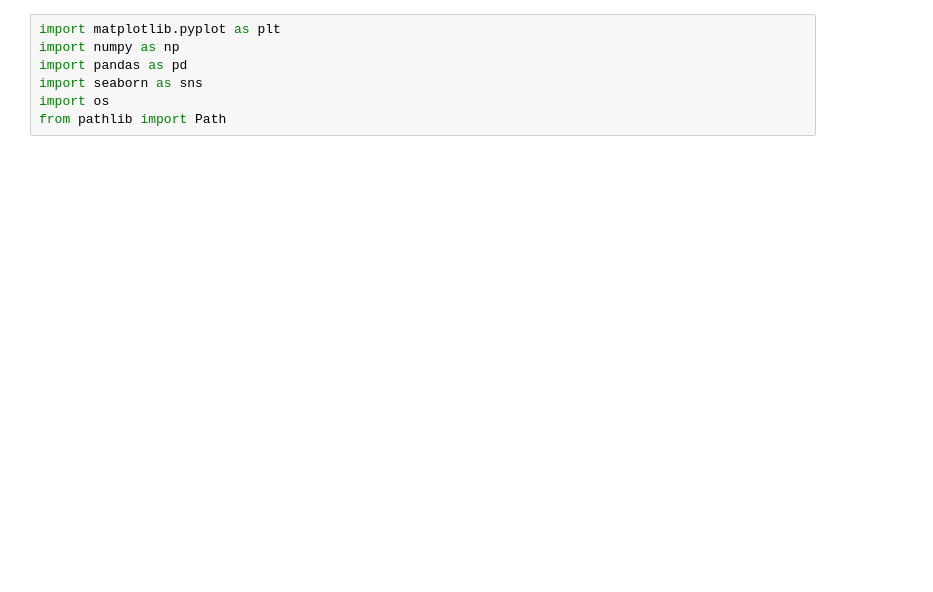
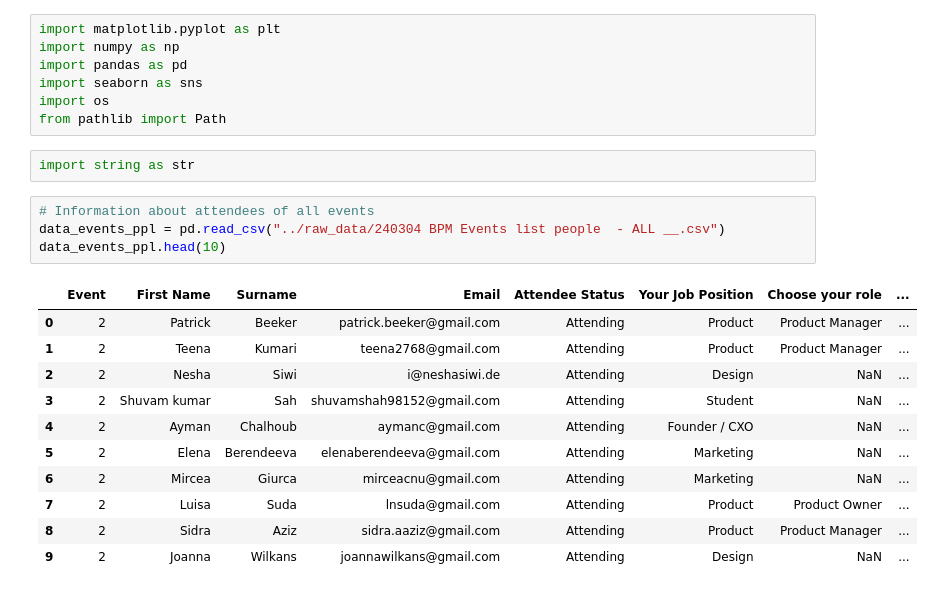
Before and after one commit to Shubhi-Varshney/data_bpm, a Jupyter notebook: notebooks/yulia_bpm_explore.ipynb, the cells around one changed output. Cells and saved outputs as stored; diff of their text form; blank space fills up the shorter version.

```diff
--- a/notebooks/yulia_bpm_explore.ipynb
+++ b/notebooks/yulia_bpm_explore.ipynb
@@ -5,3 +5,21 @@ import pandas as pd
 import seaborn as sns
 import os
 from pathlib import Path
+# %%
+import string as str
+# %%
+# Information about attendees of all events
+data_events_ppl = pd.read_csv("../raw_data/240304 BPM Events list people  - ALL __.csv")
+data_events_ppl.head(10)
+# %% [output]
+|  | Event | First Name | Surname | Email | Attendee Status | Your Job Position | Choose your role | ... |
+| 0 | 2 | Patrick | Beeker | patrick.beeker@gmail.com | Attending | Product | Product Manager | ... |
+| 1 | 2 | Teena | Kumari | teena2768@gmail.com | Attending | Product | Product Manager | ... |
+| 2 | 2 | Nesha | Siwi | i@neshasiwi.de | Attending | Design | NaN | ... |
+| 3 | 2 | Shuvam kumar | Sah | shuvamshah98152@gmail.com | Attending | Student | NaN | ... |
+| 4 | 2 | Ayman | Chalhoub | aymanc@gmail.com | Attending | Founder / CXO | NaN | ... |
+| 5 | 2 | Elena | Berendeeva | elenaberendeeva@gmail.com | Attending | Marketing | NaN | ... |
+| 6 | 2 | Mircea | Giurca | mirceacnu@gmail.com | Attending | Marketing | NaN | ... |
+| 7 | 2 | Luisa | Suda | lnsuda@gmail.com | Attending | Product | Product Owner | ... |
+| 8 | 2 | Sidra | Aziz | sidra.aaziz@gmail.com | Attending | Product | Product Manager | ... |
+| 9 | 2 | Joanna | Wilkans | joannawilkans@gmail.com | Attending | Design | NaN | ... |
```
Also changed, not shown: parts of 25 cells of this notebook.
